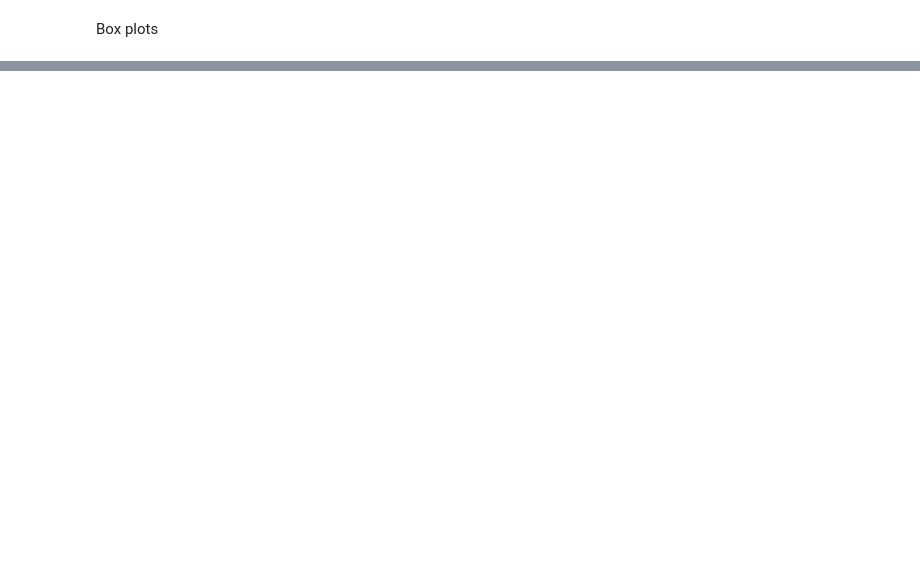
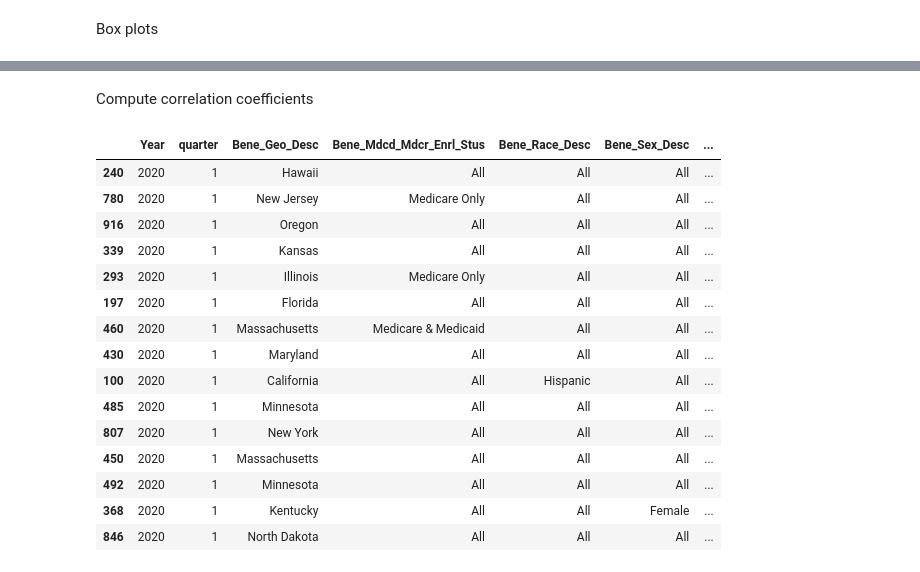
Before and after one commit to kkettip/datasci_3_eda, a Jupyter notebook: datasci_3_eda.ipynb, the cells around one changed output, grey strips where cells are left out. Saved outputs shown, nothing was run; the diff lists cells and outputs as text; code cells hidden in the pictures; blank space fills up the shorter version.

```diff
--- a/datasci_3_eda.ipynb
+++ b/datasci_3_eda.ipynb
@@ -404,0 +405,21 @@ plt.show()
+# %% [markdown]
+Compute correlation coefficients
+# %%
+df.sample(15)
+# %% [output]
+|  | Year | quarter | Bene_Geo_Desc | Bene_Mdcd_Mdcr_Enrl_Stus | Bene_Race_Desc | Bene_Sex_Desc | ... |
+| 240 | 2020 | 1 | Hawaii | All | All | All | ... |
+| 780 | 2020 | 1 | New Jersey | Medicare Only | All | All | ... |
+| 916 | 2020 | 1 | Oregon | All | All | All | ... |
+| 339 | 2020 | 1 | Kansas | All | All | All | ... |
+| 293 | 2020 | 1 | Illinois | Medicare Only | All | All | ... |
+| 197 | 2020 | 1 | Florida | All | All | All | ... |
+| 460 | 2020 | 1 | Massachusetts | Medicare & Medicaid | All | All | ... |
+| 430 | 2020 | 1 | Maryland | All | All | All | ... |
+| 100 | 2020 | 1 | California | All | Hispanic | All | ... |
+| 485 | 2020 | 1 | Minnesota | All | All | All | ... |
+| 807 | 2020 | 1 | New York | All | All | All | ... |
+| 450 | 2020 | 1 | Massachusetts | All | All | All | ... |
+| 492 | 2020 | 1 | Minnesota | All | All | All | ... |
+| 368 | 2020 | 1 | Kentucky | All | All | Female | ... |
+| 846 | 2020 | 1 | North Dakota | All | All | All | ... |
```
Also changed, not shown: parts of 25 cells of this notebook.
